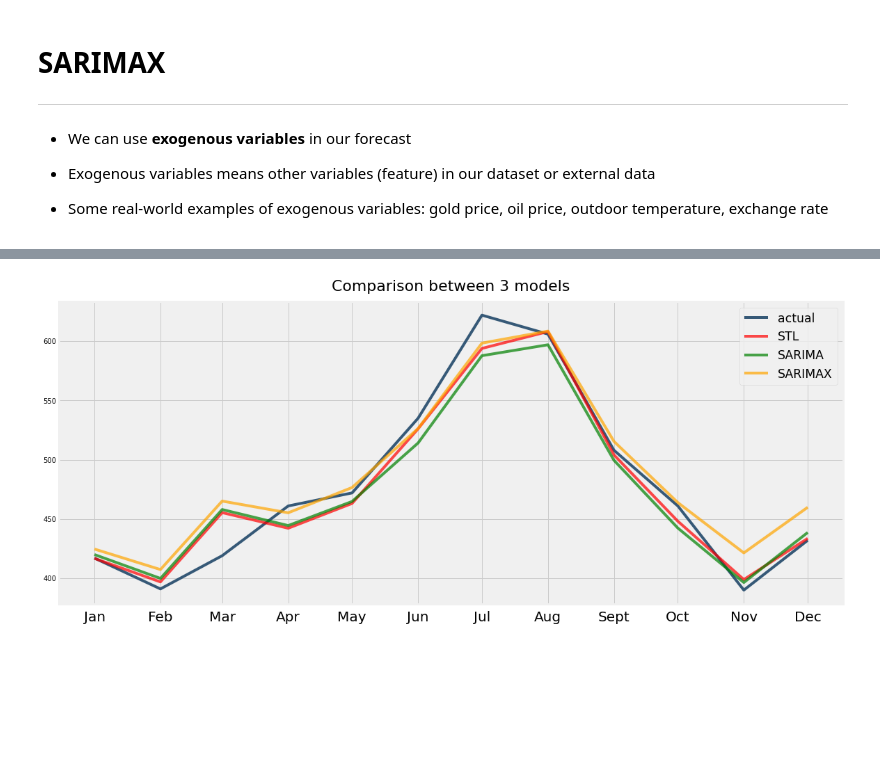
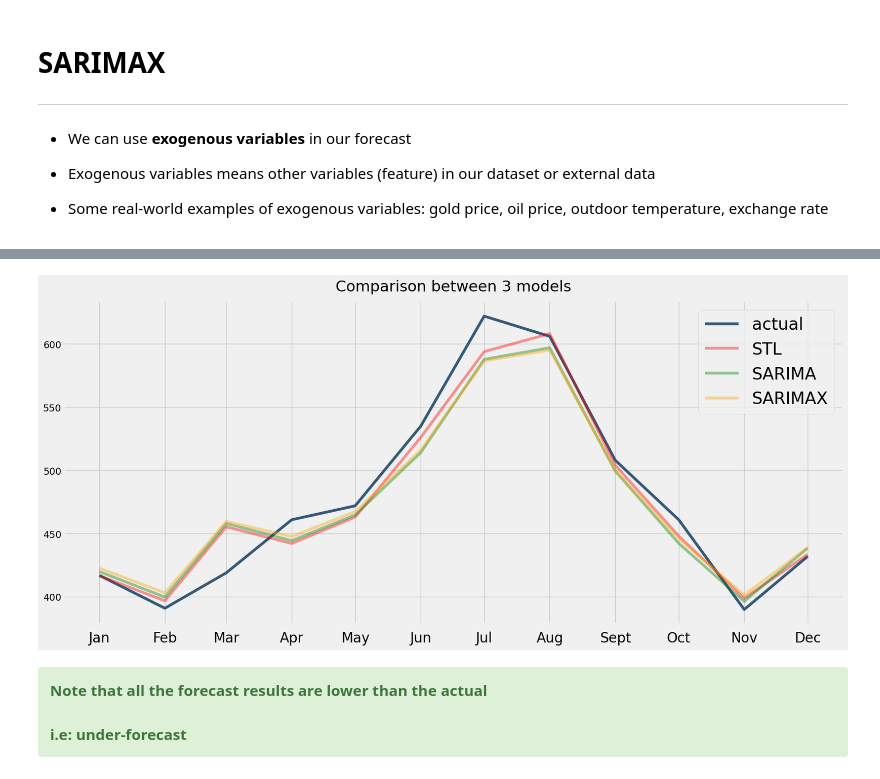
Before and after one commit to IndraPratamaLin/portfolio-data-science, a Jupyter notebook: time-series/Time_Series_Forecasting_part-2.ipynb, the cells around one changed output, grey strips where cells are left out. Drawn from its saved outputs; the diff is of its cells as text; code cells hidden in the pictures; blank space fills up the shorter version.

```diff
--- a/time-series/Time_Series_Forecasting_part-2.ipynb
+++ b/time-series/Time_Series_Forecasting_part-2.ipynb
@@ -444,6 +436,7 @@ plt.show()
 - The correlogram shows no significant coefficients after lag 0, just like white noise.
 # %%
 sarima_forecast = SARIMA_model.predict(n_periods=12)
+sarima_forecast = pd.Series(sarima_forecast, index=test.index)
 # %%
 fig = plt.figure(figsize=(18, 8))
 
@@ -535,21 +522,24 @@ Prob(H) (two-sided):                  0.02   Kurtosis:                         3
 ===================================================================================
 # %%
 sarimax_forecast = SARIMAX_model.predict(n_periods=12, X=test[['is_highseason']]) # # don't use exogenous=
+sarimax_forecast = pd.Series(sarimax_forecast, index=test.index)
 # %%
 fig = plt.figure(figsize=(18, 8))
 
 plt.plot(test['num_passengers'], color='#365977', label='actual')
 
-plt.plot(forecast, color='red', label='STL', alpha=0.7)
-plt.plot(sarima_forecast, color='green', label='SARIMA', alpha=0.7)
-plt.plot(sarimax_forecast, color='orange', label='SARIMAX', alpha=0.7)
+plt.plot(forecast, color='red', label='STL', alpha=0.4)
+plt.plot(sarima_forecast, color='green', label='SARIMA', alpha=0.4)
+plt.plot(sarimax_forecast, color='orange', label='SARIMAX', alpha=0.4)
 
 plt.title('Comparison between 3 models', pad=15, fontsize=22)
 plt.xticks(['1960-01-01', '1960-02-01', '1960-03-01', '1960-04-01', '1960-05-01', '1960-06-01', '1960-07-01', '1960-08-01', '1960-09-01', '1960-10-01', '1960-11-01', '1960-12-01'], ['Jan', 'Feb', 'Mar', 'Apr', 'May', 'Jun', 'Jul', 'Aug', 'Sept', 'Oct', 'Nov', 'Dec'])
 plt.tick_params(axis='x', which='major', labelsize=20, pad=10)
 plt.legend(fontsize='xx-large')
 plt.show()
 # %% [output]
-[figure, old version]
+[figure, new version]
+# %% [markdown]
+<div class="alert alert-success"> <b>Note that all the forecast results are lower than the actual<br><br>i.e: under-forecast</b> </div>
 # %%
 ## --------------------------------------------------------------------------------------------------------------------- ##
```
Also changed, not shown: parts of 27 cells of this notebook, 1 other file.
